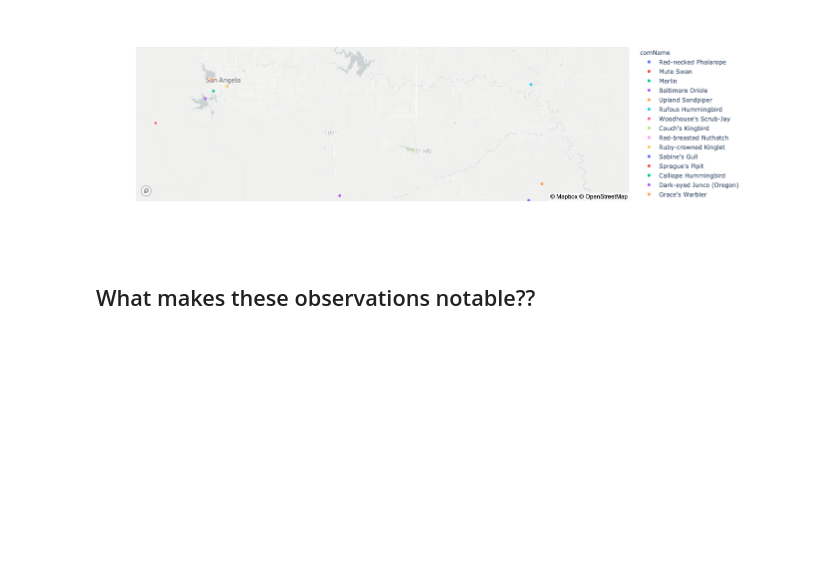
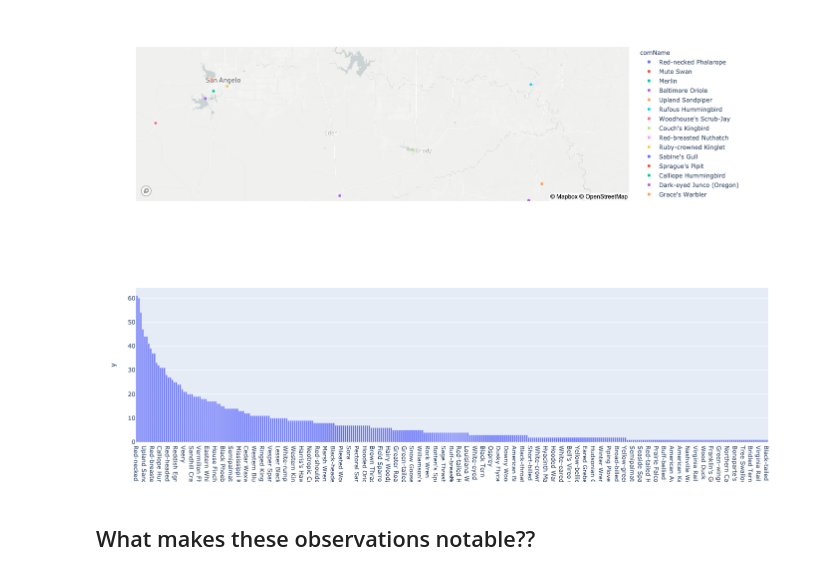
Before and after one commit to RachelLeeReynolds85/project1, a Jupyter notebook: eBird-API/eBird-Notable-Observations.ipynb, the cells around one changed output. Drawn from its saved outputs; the diff is of its cells as text; code cells hidden in the pictures; blank space fills up the shorter version.

Commit message:
adds maps and bar chart

```diff
--- a/eBird-API/eBird-Notable-Observations.ipynb
+++ b/eBird-API/eBird-Notable-Observations.ipynb
@@ -182,4 +182,14 @@ fig.show()
 # %% [output]
 [figure]
+# %%
+name_count = df_notables["comName"].value_counts()
+# %%
+names = df_notables["comName"].unique()
+# %%
+px.bar(
+    x=names, y=name_count
+)  # bar chart of top 10 or 50. do the same for least observed?
+# %% [output]
+[figure, added]
 # %% [markdown]
 ## What makes these observations notable??
```
Also changed, not shown: parts of 2 cells of this notebook.
